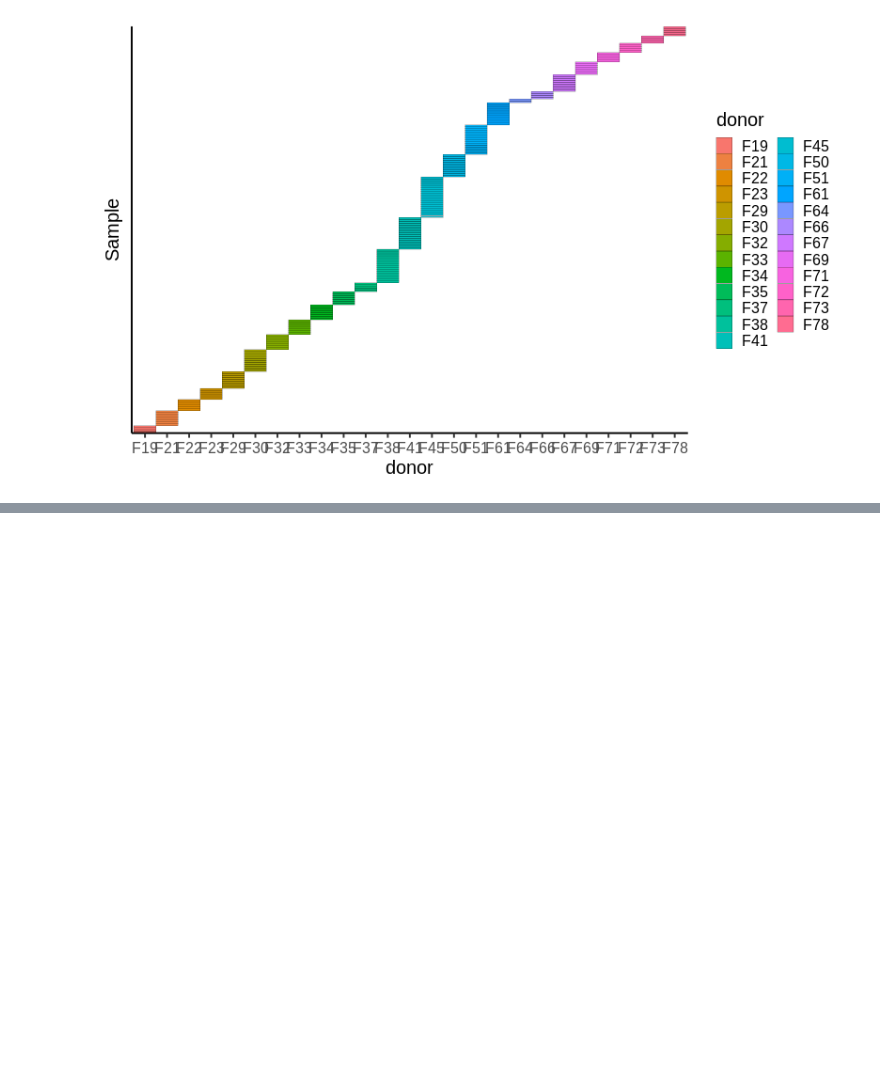
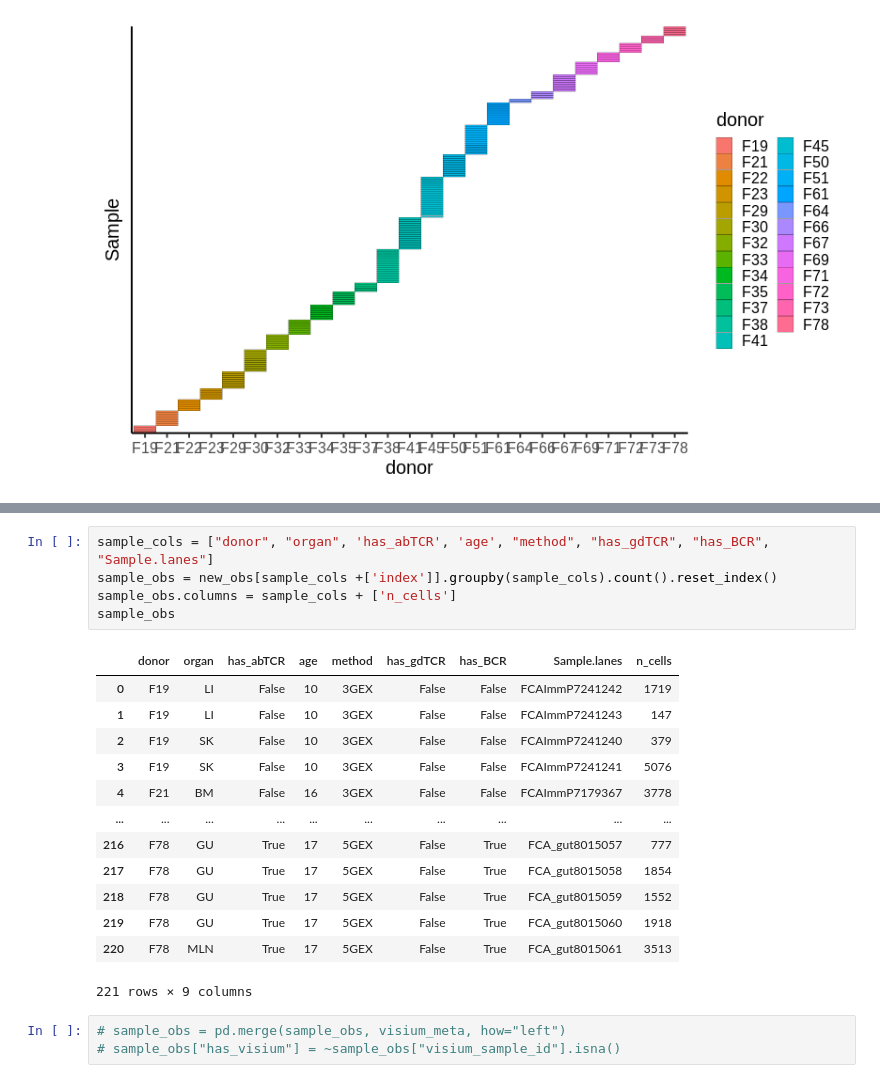
Before and after one commit to Teichlab/Pan_fetal_immune, a Jupyter notebook: src/1_PFI_merging/20210428_datasetPlots.ipynb, the cells around one changed output, grey strips where cells are left out. Cells and saved outputs as stored; diff of their text form; blank space fills up the shorter version.

```diff
--- a/src/1_PFI_merging/20210428_datasetPlots.ipynb
+++ b/src/1_PFI_merging/20210428_datasetPlots.ipynb
@@ -316,0 +353,22 @@ theme(axis.text.y=element_blank(), axis.ticks.y=element_blank())
+# %%
+sample_cols = ["donor", "organ", 'has_abTCR', 'age', "method", "has_gdTCR", "has_BCR", "Sample.lanes"]
+sample_obs = new_obs[sample_cols +['index']].groupby(sample_cols).count().reset_index()
+sample_obs.columns = sample_cols + ['n_cells']
+sample_obs
+# %% [output]
+|  | donor | organ | has_abTCR | age | method | has_gdTCR | has_BCR | Sample.lanes | n_cells |
+| 0 | F19 | LI | False | 10 | 3GEX | False | False | FCAImmP7241242 | 1719 |
+| 1 | F19 | LI | False | 10 | 3GEX | False | False | FCAImmP7241243 | 147 |
+| 2 | F19 | SK | False | 10 | 3GEX | False | False | FCAImmP7241240 | 379 |
+| 3 | F19 | SK | False | 10 | 3GEX | False | False | FCAImmP7241241 | 5076 |
+| 4 | F21 | BM | False | 16 | 3GEX | False | False | FCAImmP7179367 | 3778 |
+| ... | ... | ... | ... | ... | ... | ... | ... | ... | ... |
+| 216 | F78 | GU | True | 17 | 5GEX | False | True | FCA_gut8015057 | 777 |
+| 217 | F78 | GU | True | 17 | 5GEX | False | True | FCA_gut8015058 | 1854 |
+| 218 | F78 | GU | True | 17 | 5GEX | False | True | FCA_gut8015059 | 1552 |
+| 219 | F78 | GU | True | 17 | 5GEX | False | True | FCA_gut8015060 | 1918 |
+| 220 | F78 | MLN | True | 17 | 5GEX | False | True | FCA_gut8015061 | 3513 |
+221 rows × 9 columns
+# %%
+# sample_obs = pd.merge(sample_obs, visium_meta, how="left")
+# sample_obs["has_visium"] = ~sample_obs["visium_sample_id"].isna()
```
Also changed, not shown: parts of 7 cells of this notebook, 11 other files.
